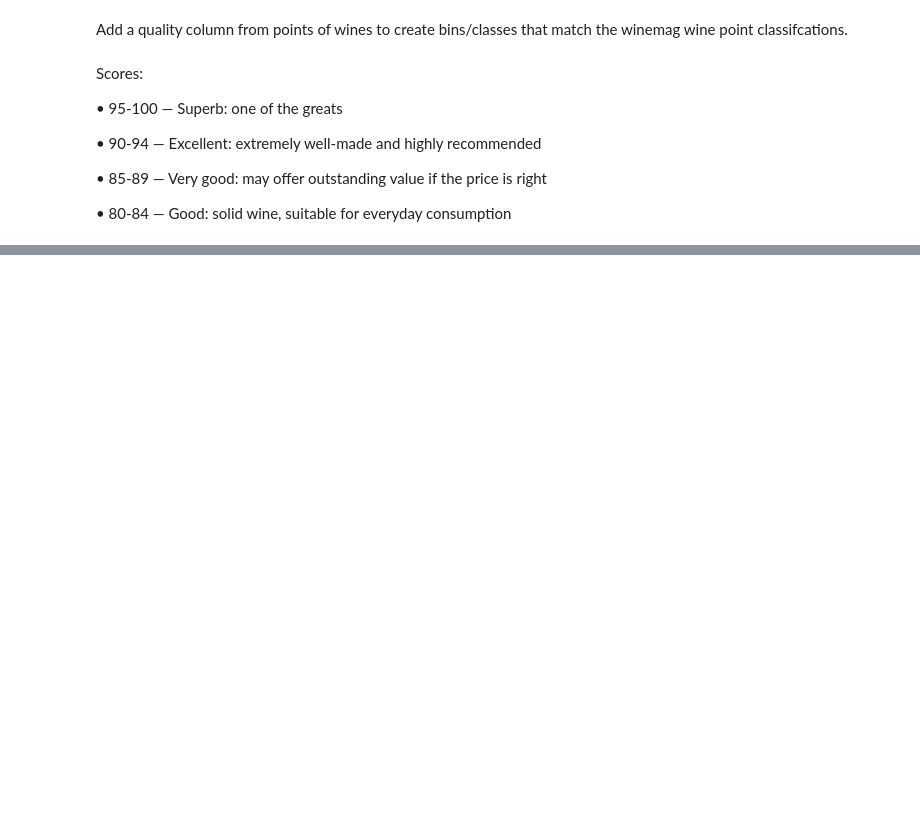
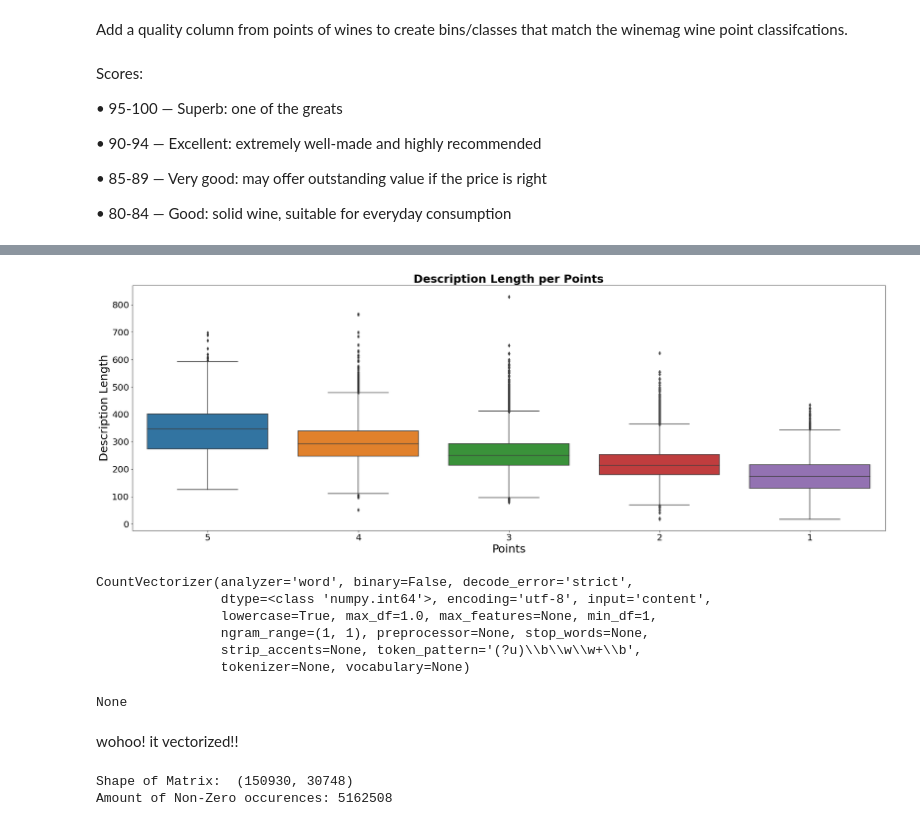
Before and after one commit to ladyj-dev/Alcohol_ETL_Project, a Jupyter notebook: wordcloud.ipynb, the cells around one changed output, grey strips where cells are left out. Drawn from its saved outputs; the diff is of its cells as text; code cells hidden in the pictures; blank space fills up the shorter version.

```diff
--- a/wordcloud.ipynb
+++ b/wordcloud.ipynb
@@ -125,0 +265,11 @@ def getQuality(points):
+# %%
+fig, ax = plt.subplots(figsize=(30,10))
+seaborn.boxplot(x='kiss_points', y='description_length', data=description_points_df)
+plt.xticks(fontsize=20) # X Ticks
+plt.yticks(fontsize=20) # Y Ticks
+ax.set_title('Description Length per Points', fontweight="bold", size=25) # Title
+ax.set_ylabel('Description Length', fontsize = 25) # Y label
+ax.set_xlabel('Points', fontsize = 25) # X label
+plt.show()
+# %% [output]
+[figure, added]
@@ -125,0 +281,22 @@ def getQuality(points):
+# %%
+vectorizer.fit(x)
+# %% [output]
+CountVectorizer(analyzer='word', binary=False, decode_error='strict',
+                dtype=<class 'numpy.int64'>, encoding='utf-8', input='content',
+                lowercase=True, max_df=1.0, max_features=None, min_df=1,
+                ngram_range=(1, 1), preprocessor=None, stop_words=None,
+                strip_accents=None, token_pattern='(?u)\\b\\w\\w+\\b',
+                tokenizer=None, vocabulary=None)
+# %%
+print(vectorizer.vocabulary)
+# %% [output]
+None
+# %% [markdown]
+wohoo! it vectorized!!
+# %%
+x = vectorizer.transform(x)
+print('Shape of Matrix: ', x.shape)
+print('Number of Non-Zero occurences:', x.nnz)
+# %% [output]
+Shape of Matrix:  (150930, 30748)
+Amount of Non-Zero occurences: 5162508
```
Also changed, not shown: parts of 20 cells of this notebook.
